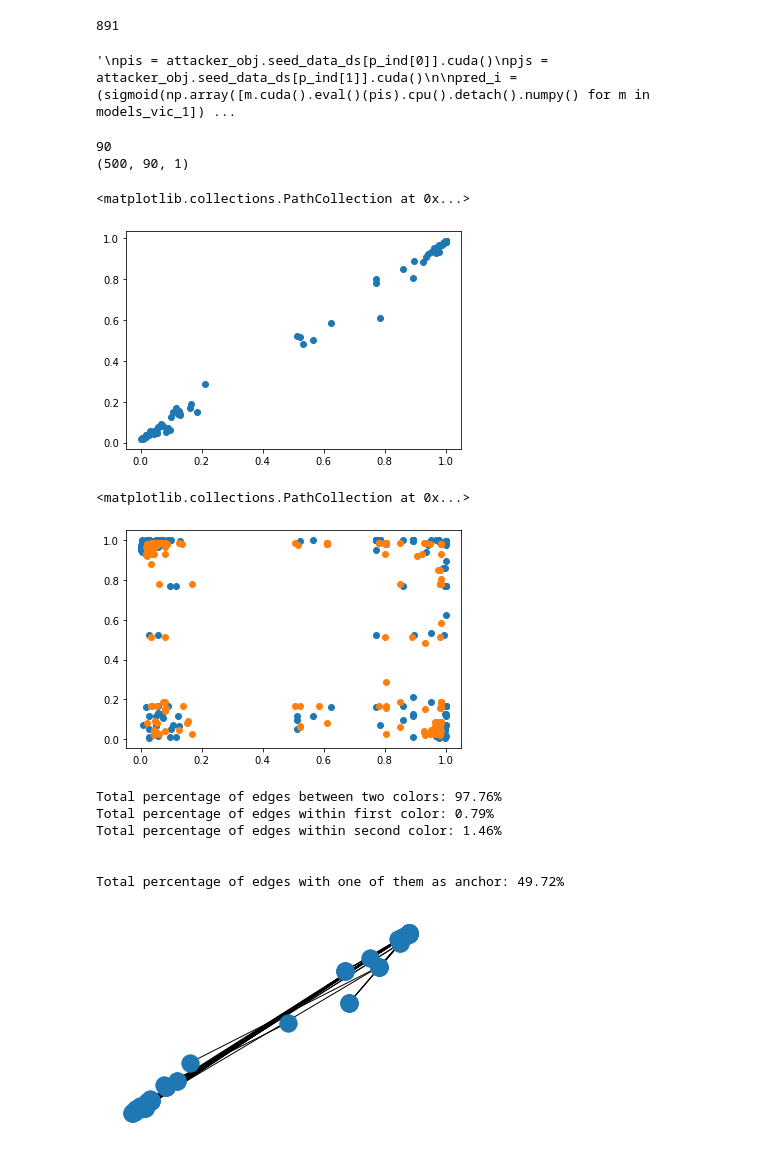
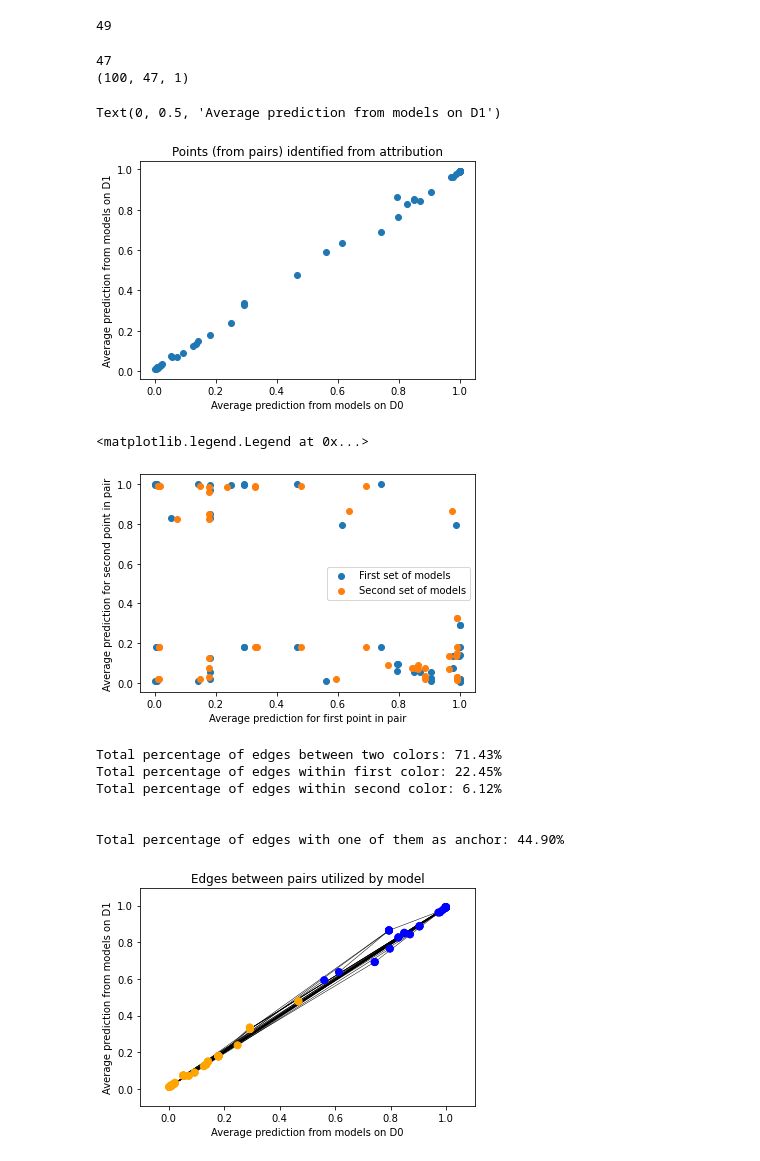
Before and after one commit to iamgroot42/dissecting_dist_inf, a Jupyter notebook: experiments/interpretability_amc.ipynb, the cells around one changed output. Saved outputs shown, nothing was run; the diff lists cells and outputs as text; code cells hidden in the pictures.

```diff
--- a/experiments/interpretability_amc.ipynb
+++ b/experiments/interpretability_amc.ipynb
@@ -69,7 +69,7 @@ models_vic_1 = ds_vic_1.get_models(
             custom_models_path=None,)
 
 # For each value (of property) asked to experiment with
-for i, prop_value in enumerate([attack_config.values[0]]):
+for i, prop_value in enumerate([attack_config.values[3]]):
     # Creata a copy of the data config, with the property value
     # changed to the current value
     _, data_config_vic_2 = get_dfs_for_victim_and_adv(
@@ -216,7 +215,7 @@ def visualize_importances(feature_names, importances, title="Average Feature Imp
 means = np.mean(np.mean(attr,axis=0), axis=0)
 # means = np.median(np.median(attr,axis=0), axis=0)
 
-n_look_at = int(0.25*len(means))
+n_look_at = int(0.05*len(means))
 
 ind = np.argsort(np.absolute(means))[::-1][:n_look_at]
 # ind = np.argsort(np.absolute(means))[::-1][-n_look_at:]
@@ -237,7 +236,7 @@ def reverse_ind(x, leng):
     indices_j = np.array(indices_j)
     return (indices_i[x], indices_j[x])
 # %% [output]
-891
+49
 # %%
 p_ind = reverse_ind(attacker_obj.retained_pairs[ind],len(attacker_obj.seed_data_ds))
 
@@ -248,8 +247,6 @@ pred_i = (sigmoid(np.array([m.cuda().eval()(pis).cpu().detach().numpy() for m in
 pred_j = (sigmoid(np.array([m.cuda().eval()(pjs).cpu().detach().numpy() for m in models_vic_1])),sigmoid(np.array([m.cuda().eval()(pjs).cpu().detach().numpy() for m in models_vic_2])))
 pred_i = [np.mean(x,axis=0) for x in pred_i]
 pred_j = [np.mean(x,axis=0) for x in pred_j]
-# %% [output]
-'\npis = attacker_obj.seed_data_ds[p_ind[0]].cuda()\npjs = attacker_obj.seed_data_ds[p_ind[1]].cuda()\n\npred_i = (sigmoid(np.array([m.cuda().eval()(pis).cpu().detach().numpy() for m in models_vic_1]) ...
 # %%
 uni_p = np.unique(np.concatenate(p_ind))
 ps = attacker_obj.seed_data_ds[uni_p].cuda()
@@ -262,10 +259,10 @@ plt.title("Points (from pairs) identified from attribution")
 plt.xlabel("Average prediction from models on D0")
 plt.ylabel("Average prediction from models on D1")
 # %% [output]
-90
-(500, 90, 1)
+47
+(100, 47, 1)
-<matplotlib.collections.PathCollection at 0x...>
+Text(0, 0.5, 'Average prediction from models on D1')
-[figure, old version]
+[figure, new version]
 # %%
 plt.scatter(pred_i[0],pred_j[0], label="First set of models")
 plt.scatter(pred_i[1],pred_j[1], label="Second set of models")
@@ -273,8 +270,8 @@ plt.xlabel("Average prediction for first point in pair")
 plt.ylabel("Average prediction for second point in pair")
 plt.legend()
 # %% [output]
-<matplotlib.collections.PathCollection at 0x...>
+<matplotlib.legend.Legend at 0x...>
-[figure, old version]
+[figure, new version]
 # %%
 import networkx  as nx
 G=nx.Graph()
@@ -300,7 +297,7 @@ def anchor_point(p, q):
 
 flow_nodes = []
 one_of_them_anchor_nodes = []
-for i in range(n_look_at):
+for i in range(len(pred_i[0])):
     G.add_node(i,pos=(pred_i[0][i][0],pred_i[1][i][0]))
     node_color_list.append(lower_left_quad(pred_i[0][i][0],pred_i[1][i][0]))
     G.add_node(large_num-i,pos=(pred_j[0][i][0],pred_j[1][i][0]))
@@ -320,44 +317,44 @@ for i in range(n_look_at):
         else:
             one_of_them_anchor_nodes.append(large_num-i)
 
-for i in range(n_look_at):
+for i in range(len(pred_i[0])):
     G.add_edge(i,large_num-i)
 
 pos=nx.get_node_attributes(G,'pos')
 
 nx.draw_networkx(G, pos, ax=ax, with_labels=False, node_size=50, width=0.5, node_color=node_color_list)
 
 ax.tick_params(left=True, bottom=True, labelleft=True, labelbottom=True)
 plt.xlabel("Average prediction from models on D0")
-plt.ylabel("Average prediction from models on D0")
+plt.ylabel("Average prediction from models on D1")
 plt.title("Edges between pairs utilized by model")
 
 num_edges_total = G.number_of_edges()
 
 # Print edge boundary between the two colors
 num_edges_cross = len(list(nx.edge_boundary(G, flow_nodes)))
 print("Total percentage of edges between two colors: %.2f%%" % (100 * num_edges_cross / num_edges_total))
 sum_so_far = num_edges_total - num_edges_cross
 
 # Print edged within first color
 num_edges_within_first = len(list(nx.edge_boundary(G, flow_nodes, flow_nodes)))
 print("Total percentage of edges within first color: %.2f%%" % (100 * num_edges_within_first / num_edges_total))
 sum_so_far -= num_edges_within_first
 
 print("Total percentage of edges within second color: %.2f%%" % (100 * sum_so_far / num_edges_total))
 print("\n")
 
 # Also see how many points have one with 'anchor'
 num_edges_anchor = len(list(nx.edge_boundary(G, one_of_them_anchor_nodes)))
 print("Total percentage of edges with one of them as anchor: %.2f%%" % (100 * num_edges_anchor / num_edges_total))
 # %% [output]
-Total percentage of edges between two colors: 97.76%
-Total percentage of edges within first color: 0.79%
-Total percentage of edges within second color: 1.46%
+Total percentage of edges between two colors: 71.43%
+Total percentage of edges within first color: 22.45%
+Total percentage of edges within second color: 6.12%
 
 
-Total percentage of edges with one of them as anchor: 49.72%
+Total percentage of edges with one of them as anchor: 44.90%
-[figure, old version]
+[figure, new version]
 # %%
 n=20
 plt.xlim([0,1])
```
Also changed, not shown: parts of 5 cells of this notebook, 35 other files.
